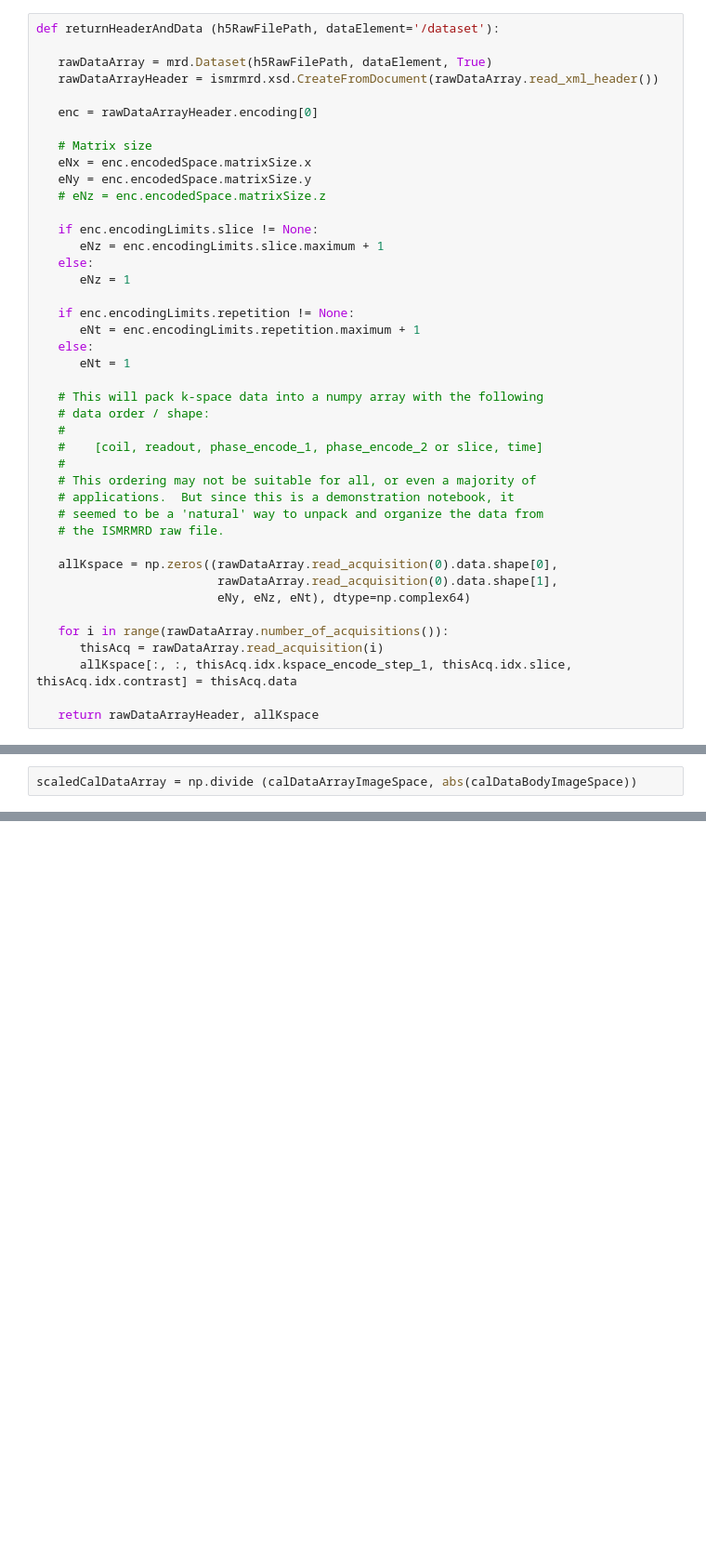
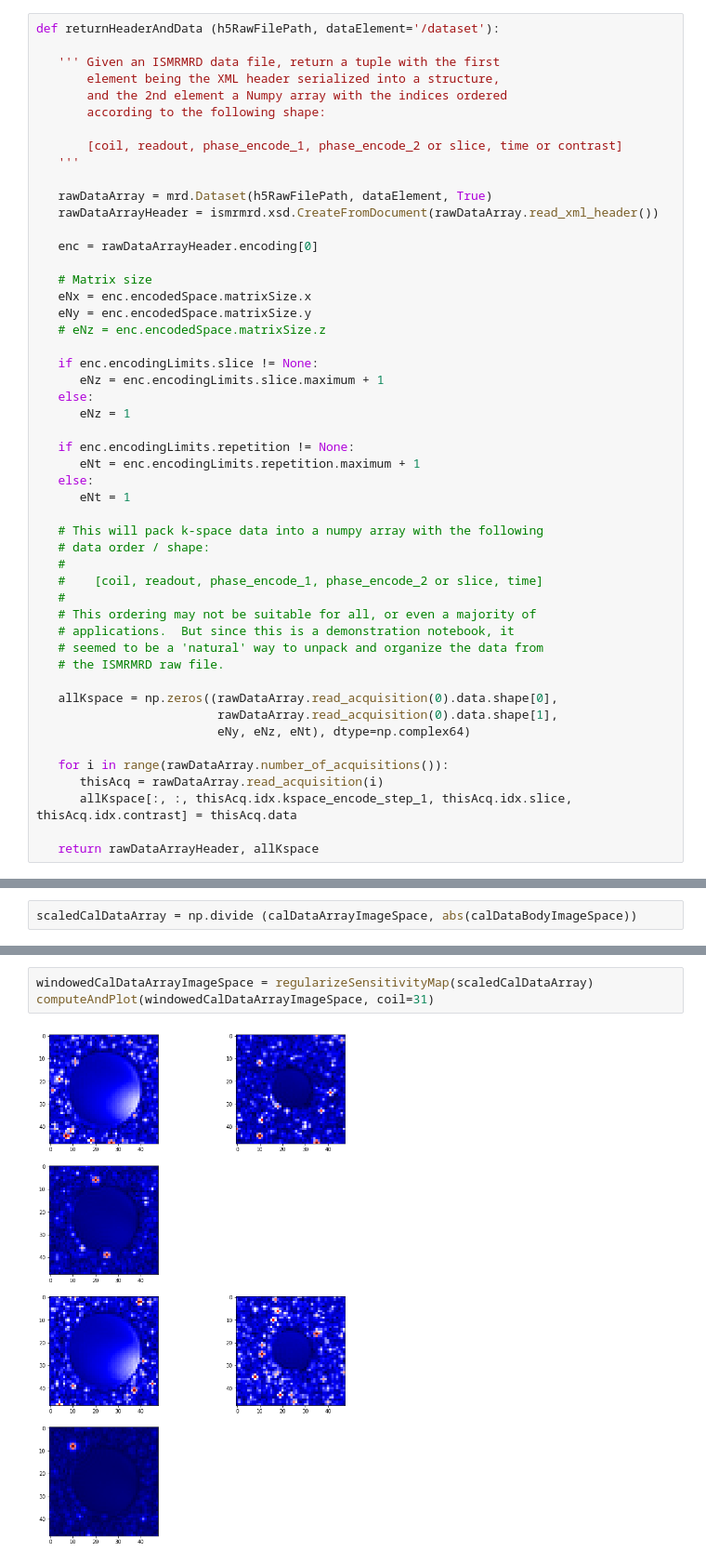
Before and after one commit to ismrmrd/ge_to_ismrmrd, a Jupyter notebook: sampleData/notebooks/accelerationTests.ipynb, the cells around one changed output, grey strips where cells are left out. Shown at 93% size. Saved outputs shown, nothing was run; the diff lists cells and outputs as text; blank space fills up the shorter version.

Commit message:
Modularized the regularization / smoothing of sensitivity map, to be able to change it out later.  Also trying to add a bit of documentation to functions.

```diff
--- a/sampleData/notebooks/accelerationTests.ipynb
+++ b/sampleData/notebooks/accelerationTests.ipynb
@@ -7,6 +7,14 @@ from   matplotlib import   pyplot as plt
 # import seaborn    as    sns
 # %%
 def returnHeaderAndData (h5RawFilePath, dataElement='/dataset'):
+
+   ''' Given an ISMRMRD data file, return a tuple with the first
+       element being the XML header serialized into a structure,
+       and the 2nd element a Numpy array with the indices ordered
+       according to the following shape:
+
+       [coil, readout, phase_encode_1, phase_encode_2 or slice, time or contrast]
+   '''
 
    rawDataArray = mrd.Dataset(h5RawFilePath, dataElement, True)
    rawDataArrayHeader = ismrmrd.xsd.CreateFromDocument(rawDataArray.read_xml_header())
@@ -155,0 +180,5 @@ windowedCalDataArrayImageSpace = np.fft.fftshift(np.fft.fft2(np.fft.fftshift(win
+# %%
+windowedCalDataArrayImageSpace = regularizeSensitivityMap(scaledCalDataArray)
+computeAndPlot(windowedCalDataArrayImageSpace, coil=31)
+# %% [output]
+[figure, added]
```
Also changed, not shown: parts of 4 cells of this notebook.
